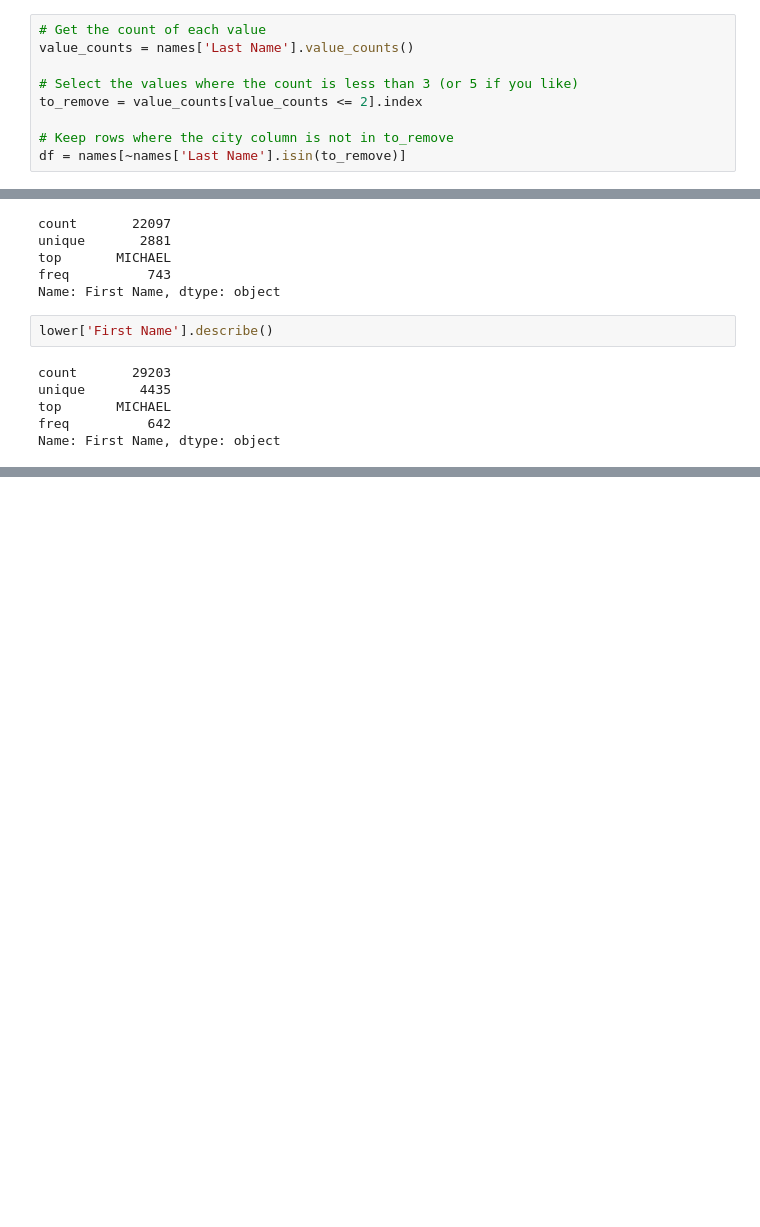
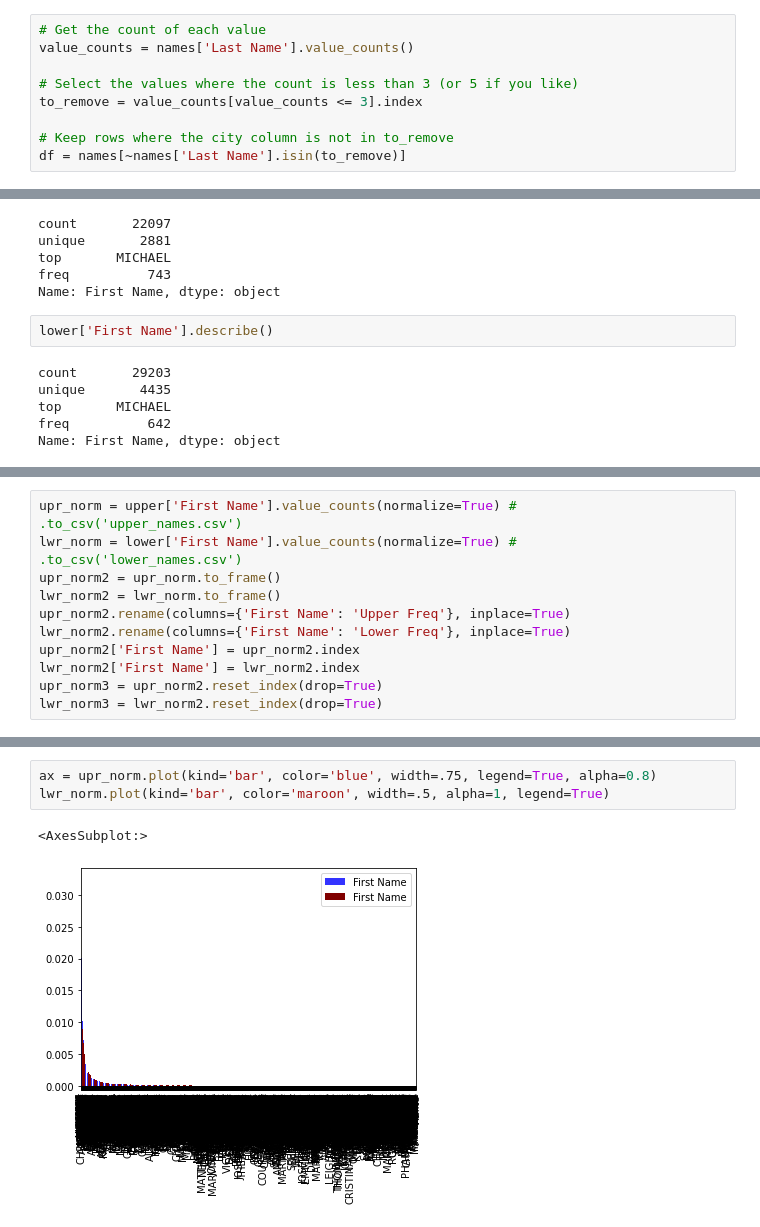
Before and after one commit to Ifiht/python-statistics, a Jupyter notebook: nomen.ipynb, the cells around one changed output, grey strips where cells are left out. Saved outputs shown, nothing was run; the diff lists cells and outputs as text; blank space fills up the shorter version.

```diff
--- a/nomen.ipynb
+++ b/nomen.ipynb
@@ -75,7 +75,7 @@ NameError: name 'names' is not defined
 value_counts = names['Last Name'].value_counts()
 
 # Select the values where the count is less than 3 (or 5 if you like)
-to_remove = value_counts[value_counts <= 2].index
+to_remove = value_counts[value_counts <= 3].index
 
 # Keep rows where the city column is not in to_remove
 df = names[~names['Last Name'].isin(to_remove)]
@@ -113,0 +108,11 @@ upper['First Name'].value_counts().plot(kind='bar', color='maroon', width=.5, al
+# %%
+upr_norm = upper['First Name'].value_counts(normalize=True) # .to_csv('upper_names.csv')
+lwr_norm = lower['First Name'].value_counts(normalize=True) # .to_csv('lower_names.csv')
+upr_norm2 = upr_norm.to_frame()
+lwr_norm2 = lwr_norm.to_frame()
+upr_norm2.rename(columns={'First Name': 'Upper Freq'}, inplace=True)
+lwr_norm2.rename(columns={'First Name': 'Lower Freq'}, inplace=True)
+upr_norm2['First Name'] = upr_norm2.index
+lwr_norm2['First Name'] = lwr_norm2.index
+upr_norm3 = upr_norm2.reset_index(drop=True)
+lwr_norm3 = lwr_norm2.reset_index(drop=True)
@@ -114 +139,7 @@ upper['First Name'].value_counts().plot(kind='bar', color='maroon', width=.5, al
+# %%
+ax = upr_norm.plot(kind='bar', color='blue', width=.75, legend=True, alpha=0.8)
+lwr_norm.plot(kind='bar', color='maroon', width=.5, alpha=1, legend=True)
+# %% [output]
+<AxesSubplot:>
+[figure, added]
 # %%
```
Also changed, not shown: parts of 5 cells of this notebook.
